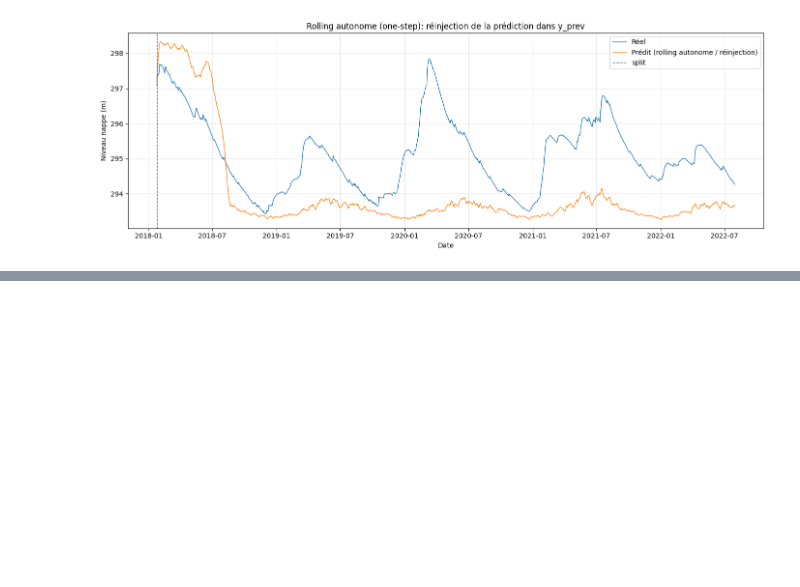
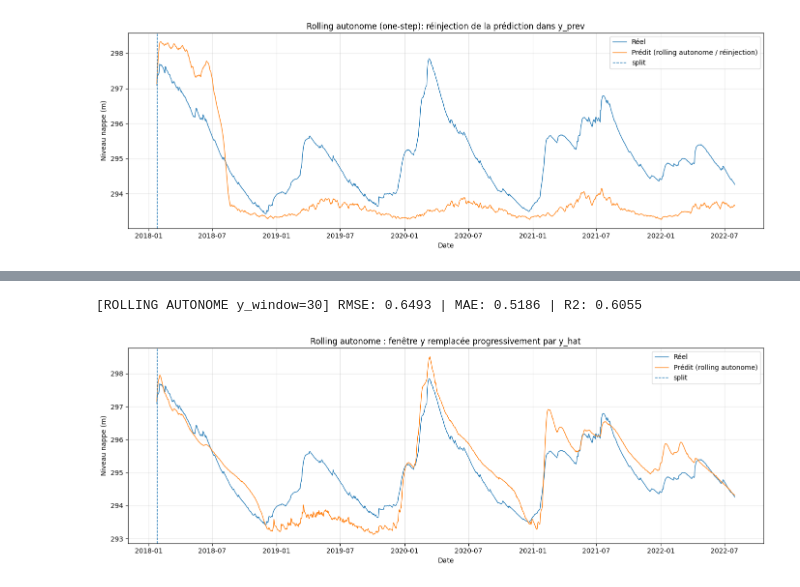
Before and after one commit to Sifflet-Blanc/Suez2, a Jupyter notebook: one_step_transformer.ipynb, the cells around one changed output, grey strips where cells are left out. Cells and saved outputs as stored; diff of their text form; code cells hidden in the pictures; blank space fills up the shorter version.

Commit message:
notebook transformer one step

```diff
--- a/one_step_transformer.ipynb
+++ b/one_step_transformer.ipynb
@@ -358,0 +912,71 @@ plt.show()
+# %%
+# =========================
+# Rolling AUTONOME : la fenêtre de 30 y est progressivement remplacée par y_hat
+# Entrée à t : [y_hist(30), exog(t)]
+# y_hist initial = 30 vrais avant split
+# =========================
+
+model.eval()
+
+# dates de test = à partir de split_raw
+test_dates = df.index[split_raw:]
+y_true_test = df[target].loc[test_dates].values.astype(np.float32)
+
+# init fenêtre y_hist avec les 30 derniers vrais AVANT split
+y_hist = df[target].iloc[split_raw - Y_WINDOW:split_raw].values.astype(np.float32).tolist()
+assert len(y_hist) == Y_WINDOW
+
+y_pred_roll = np.zeros(len(test_dates), dtype=np.float32)
+
+for i, d in enumerate(test_dates):
+    # exogs du jour d
+    x_t = df.loc[d, exog_features].values.astype(np.float32)
+
+    # construire la séquence (Y_WINDOW+1, N_IN)
+    seq = np.zeros((Y_WINDOW + 1, N_IN), dtype=np.float32)
+
+    # tokens y_hist (à scaler)
+    seq[:Y_WINDOW, 0] = np.array(y_hist, dtype=np.float32)
+
+    # token exog (à scaler)
+    seq[Y_WINDOW, 1:] = x_t
+
+    # appliquer les mêmes scalers que training
+    seq_scaled = seq.copy()
+
+    # scale y_hist via sc_y
+    seq_scaled[:Y_WINDOW, 0] = sc_y.transform(seq_scaled[:Y_WINDOW, 0].reshape(-1,1)).reshape(-1)
+
+    # scale exog via sc_x
+    seq_scaled[Y_WINDOW, 1:] = sc_x.transform(seq_scaled[Y_WINDOW, 1:].reshape(1,-1)).reshape(-1)
+
+    # prédire
+    xt = torch.from_numpy(seq_scaled).unsqueeze(0).to(device)  # (1, Y_WINDOW+1, N_IN)
+    with torch.no_grad():
+        y_hat_s = model(xt).cpu().numpy()  # scaled (1,1)
+
+    y_hat = float(sc_y.inverse_transform(y_hat_s)[0,0])
+    y_pred_roll[i] = y_hat
+
+    # mise à jour fenêtre: on décale et on injecte y_hat
+    y_hist.pop(0)
+    y_hist.append(y_hat)
+
+# métriques rolling autonome
+rmse_roll = np.sqrt(mean_squared_error(y_true_test, y_pred_roll))
+mae_roll  = mean_absolute_error(y_true_test, y_pred_roll)
+r2_roll   = r2_score(y_true_test, y_pred_roll)
+
+print(f"[ROLLING AUTONOME y_window={Y_WINDOW}] RMSE: {rmse_roll:.4f} | MAE: {mae_roll:.4f} | R2: {r2_roll:.4f}")
+
+# plot
+plt.figure(figsize=(14,5))
+plt.plot(test_dates, y_true_test, linewidth=1, label="Réel")
+plt.plot(test_dates, y_pred_roll, linewidth=1, label="Prédit (rolling autonome)")
+plt.axvline(df.index[split_raw], linestyle="--", linewidth=1, label="split")
+plt.title("Rolling autonome : fenêtre y remplacée progressivement par y_hat")
+plt.xlabel("Date"); plt.ylabel("Niveau nappe (m)")
+plt.legend(); plt.grid(True, alpha=0.3); plt.tight_layout(); plt.show()
+# %% [output]
+[ROLLING AUTONOME y_window=30] RMSE: 0.6493 | MAE: 0.5186 | R2: 0.6055
+[figure, added]
```
Also changed, not shown: parts of 2 cells of this notebook.
